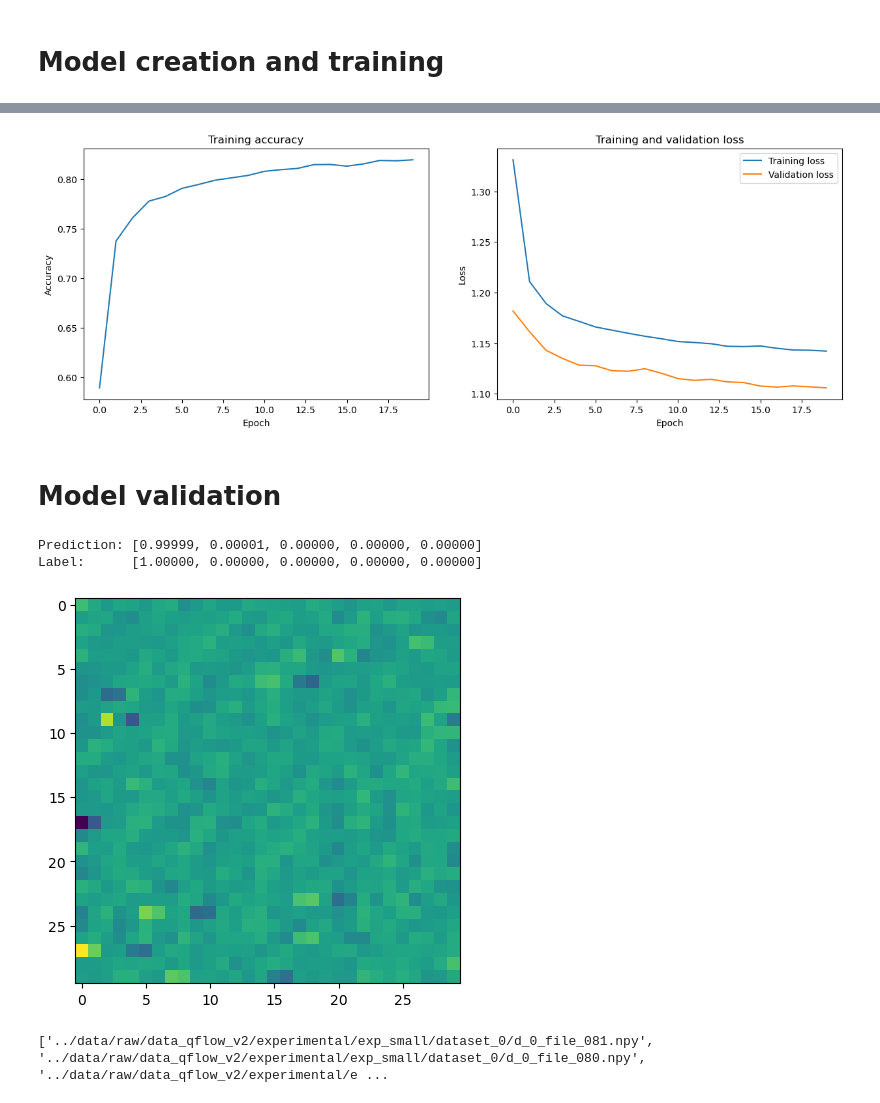
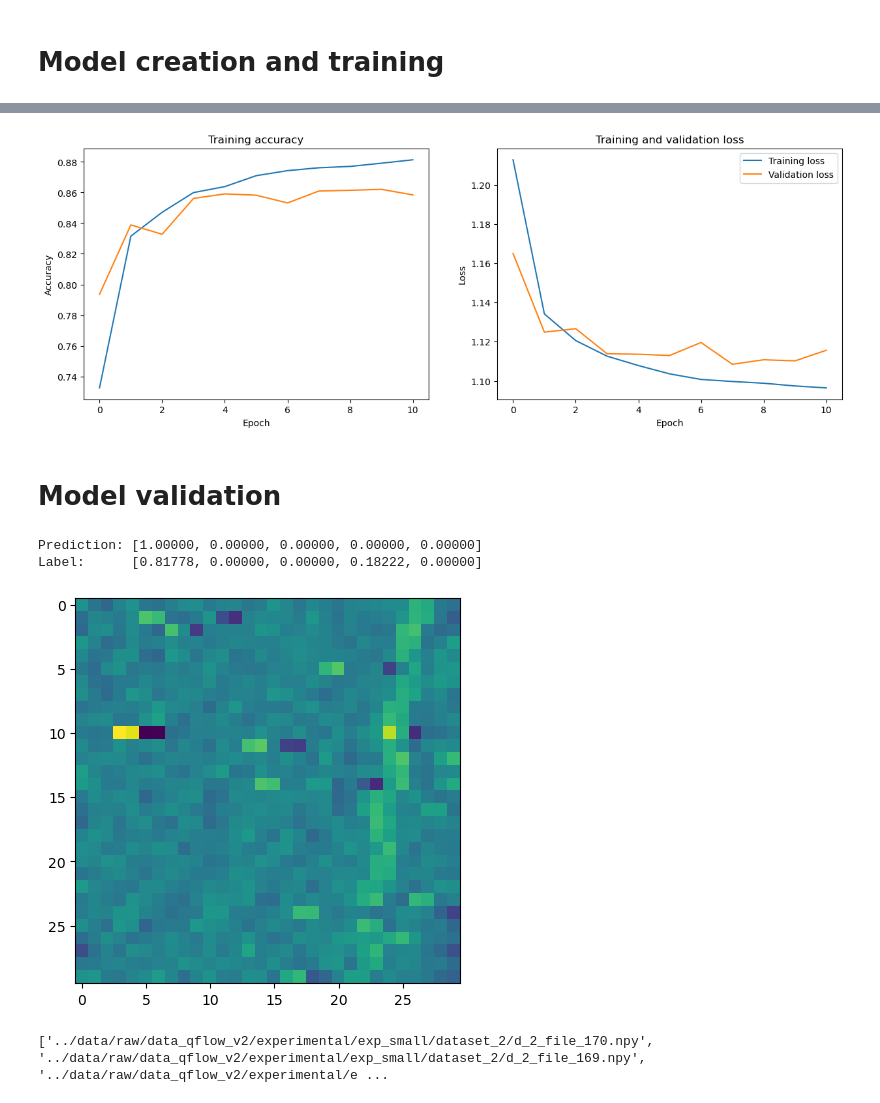
Before and after one commit to equal1/colibri, a Jupyter notebook: notebooks/1-rbals-train-regime-classification.ipynb, the cells around one changed output, grey strips where cells are left out. Saved outputs shown, nothing was run; the diff lists cells and outputs as text; code cells hidden in the pictures.

```diff
--- a/notebooks/1-rbals-train-regime-classification.ipynb
+++ b/notebooks/1-rbals-train-regime-classification.ipynb
@@ -120,7 +140,7 @@ Now that we have the dataset created we need to preprocess it. For that we will
 # Model creation and training
 # %%
 # Define the path to the dataset
-dataset_path = '../data/processed/data_qflow_v2/simulated/processed_dataset/'
+dataset_path = '../data/processed/data_qflow_v2/simulated/sim_normal/processed_dataset/'
 
 # Load training data and labels
 train_data_path = dataset_path + 'training/processed_training_data.npz'
@@ -210,21 +236,25 @@ LOCAL_RANK: 0 - CUDA_VISIBLE_DEVICES: [0]
 # %%
 import pandas as pd
 import matplotlib.pyplot as plt
-
-mlruns_path = 'mlruns/0/' + run.info.run_id + '/metrics/'
+mlruns_path = 'mlruns/0/9c5d507c4cc248458b0253bdfaebbca9/metrics/'
 
 train_accuracy_path = mlruns_path + 'train_accuracy'
 train_loss_path = mlruns_path + 'train_loss'
+val_accuracy_path = mlruns_path + 'val_accuracy'
 val_loss_path = mlruns_path + 'val_loss'
+
 
 # Load the metrics with pandas
 train_accuracy = pd.read_csv(train_accuracy_path ,sep=' ',header=None, names=["Time", "Accuracy", "Step"])
 train_loss = pd.read_csv(train_loss_path ,sep=' ', names=["Time", "Train_Loss", "Step"])
+val_accuracy = pd.read_csv(val_accuracy_path ,sep=' ', names=["Time", "Accuracy", "Step"])
 val_loss = pd.read_csv(val_loss_path ,sep=' ', names=["Time", "Val_Loss", "Step"])
+
 
 # Plot the metrics
 fig, ax = plt.subplots(1, 2, figsize=(15, 5))
 ax[0].plot(train_accuracy['Step'], train_accuracy['Accuracy'])
+ax[0].plot(val_accuracy['Step'], val_accuracy['Accuracy'])
 ax[0].set_title('Training accuracy')
 ax[0].set_xlabel('Epoch')
 ax[0].set_ylabel('Accuracy')
@@ -236,50 +266,52 @@ ax[1].set_ylabel('Loss')
 ax[1].legend()
 plt.show()
 # %% [output]
-[figure, old version]
+[figure, new version]
 # %% [markdown]
 # Model validation
 # %%
 # Load the saved model
-model_weights = torch.load('../models/state_estimator_20_epochs.pt')
+model_weights = torch.load('../models/state_estimator/state_estimator_early_stopping.pt')
 
 # Create a new model instance
 model = StateEstimator(model_opt='noise_opt')
 
 # Load the model weights
 model.load_state_dict(model_weights)
 
 # Set the model to evaluation mode
 model.eval()
 
 # Get a random index
 random_idx = np.random.randint(0, validation_data_transpose.shape[0])
 
-# Get the prediction
+# Get the prediction(we are returning the logit values)
 prediction = model(torch.from_numpy(validation_data_transpose[random_idx, :, :, :]).unsqueeze(0).float())
 
 # Convert the tensor to numpy array for easier formatting
 pred_array = prediction.detach().numpy()[0]  # Take the first row since prediction is 2D
 
 # Using f-string for nicer printing
 pred_str = ", ".join([f"{val:.5f}" for val in pred_array])
 label_str = ", ".join([f"{val:.5f}" for val in validation_labels[random_idx]])
 
 print(f"Prediction: [{pred_str}]")
 print(f"Label:      [{label_str}]")
 
 fig, ax = plt.subplots(1, 1, figsize=(5, 5))
 ax.imshow(validation_data[random_idx, :, :, 0])
 plt.show()
 # %% [output]
-Prediction: [0.99999, 0.00001, 0.00000, 0.00000, 0.00000]
-Label:      [1.00000, 0.00000, 0.00000, 0.00000, 0.00000]
+Prediction: [1.00000, 0.00000, 0.00000, 0.00000, 0.00000]
+Label:      [0.81778, 0.00000, 0.00000, 0.18222, 0.00000]
-[figure, old version]
+[figure, new version]
 # %%
 from ml_tools.preprocessing.subimage_preprocessor import SubImagePreprocessor
 
 # Get all the .npy files in the folder
-data_files = glob.glob('../data/raw/data_qflow_v2/experimental/exp_small/dataset_0/*.npy')
+test_data_path = '../data/raw/data_qflow_v2/experimental/exp_small/'
+# Get all the .npy files in the folder dataset_0, dataset_1, etc.
+data_files = glob.glob(test_data_path + 'dataset_*/' + '*.npy')
 
 print(data_files)
 
@@ -306,7 +338,7 @@ exp_prepper = SubImagePreprocessor(
 
 proc_exp_data,exp_labels = exp_prepper.preprocess_subimages(exp_data,exp_labels)
 # %% [output]
-['../data/raw/data_qflow_v2/experimental/exp_small/dataset_0/d_0_file_081.npy', '../data/raw/data_qflow_v2/experimental/exp_small/dataset_0/d_0_file_080.npy', '../data/raw/data_qflow_v2/experimental/e ...
+['../data/raw/data_qflow_v2/experimental/exp_small/dataset_2/d_2_file_170.npy', '../data/raw/data_qflow_v2/experimental/exp_small/dataset_2/d_2_file_169.npy', '../data/raw/data_qflow_v2/experimental/e ...
 # %%
 import torch.nn.functional as F
 
```
Also changed, not shown: parts of 7 cells of this notebook, 5 other files.
